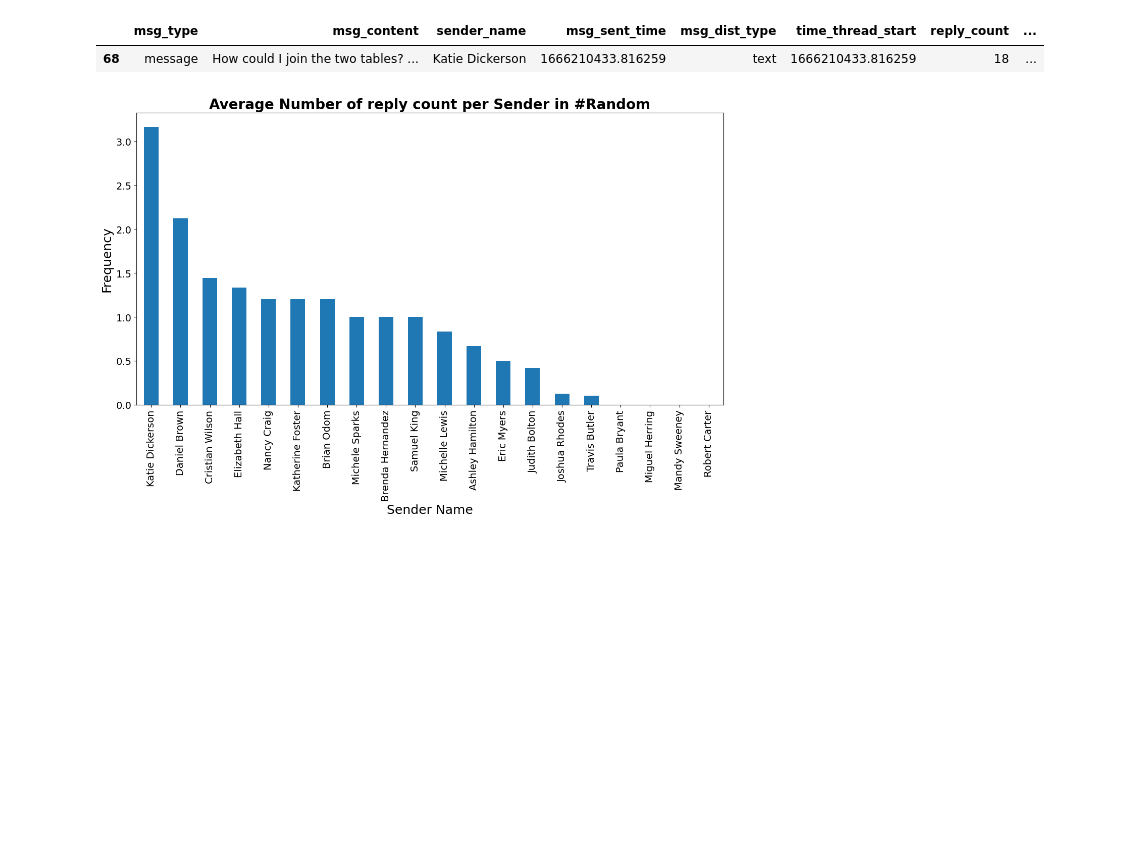
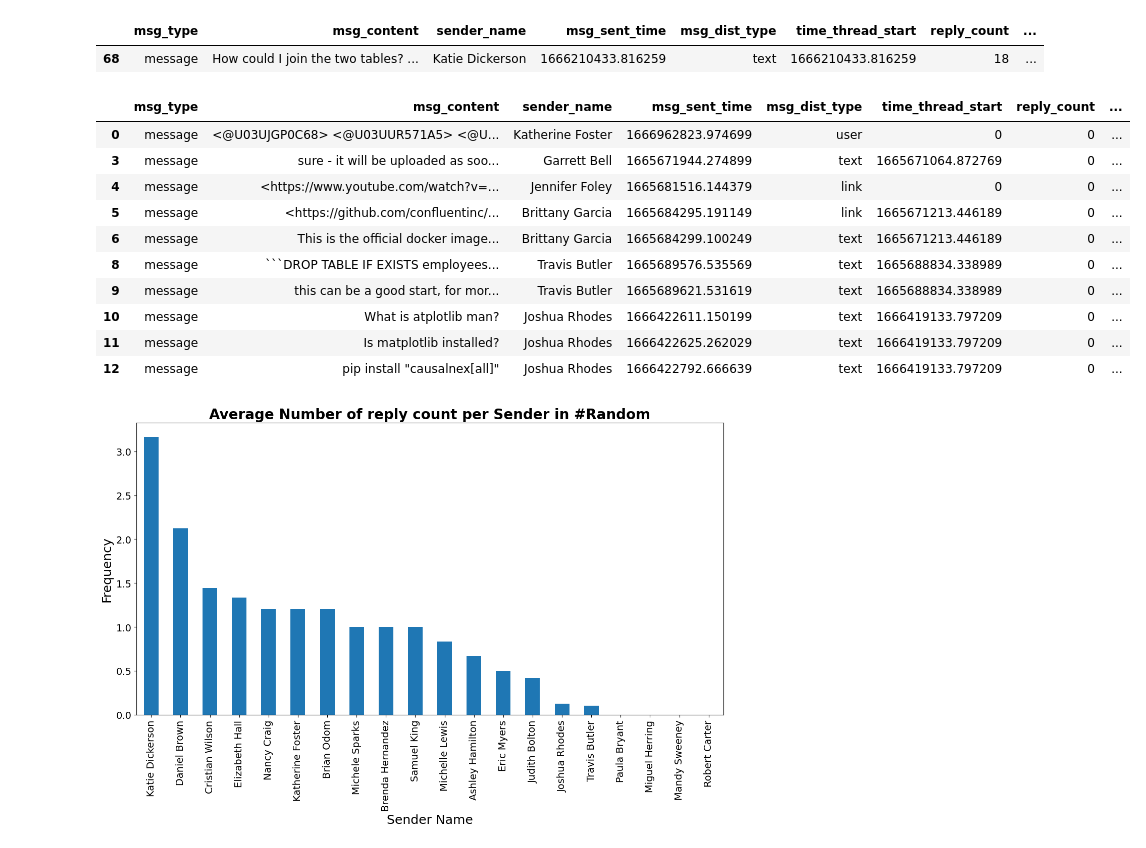
Before and after one commit to mickiyas123/10xac-week0_starter_network_analysis, a Jupyter notebook: notebooks/parse_slack_data.ipynb, the cells around one changed output. Cells and saved outputs as stored; diff of their text form; code cells hidden in the pictures; blank space fills up the shorter version.

Commit message:
feat: fetch 10 users based on reply count

````diff
--- a/notebooks/parse_slack_data.ipynb
+++ b/notebooks/parse_slack_data.ipynb
@@ -53,6 +53,22 @@ message_with_user[message_with_user["reply_count"] == message_with_user["reply_c
 # %% [output]
 |  | msg_type | msg_content | sender_name | msg_sent_time | msg_dist_type | time_thread_start | reply_count | ... |
 | 68 | message | How could I join the two tables? ... | Katie Dickerson | 1666210433.816259 | text | 1666210433.816259 | 18 | ... |
+# %%
+# Bottom 10 users by reply count
+bottom_10_users_by_reply = message_with_user.nsmallest(10, 'reply_count')
+bottom_10_users_by_reply
+# %% [output]
+|  | msg_type | msg_content | sender_name | msg_sent_time | msg_dist_type | time_thread_start | reply_count | ... |
+| 0 | message | <@U03UJGP0C68> <@U03UUR571A5> <@U... | Katherine Foster | 1666962823.974699 | user | 0 | 0 | ... |
+| 3 | message | sure - it will be uploaded as soo... | Garrett Bell | 1665671944.274899 | text | 1665671064.872769 | 0 | ... |
+| 4 | message | <https://www.youtube.com/watch?v=... | Jennifer Foley | 1665681516.144379 | link | 0 | 0 | ... |
+| 5 | message | <https://github.com/confluentinc/... | Brittany Garcia | 1665684295.191149 | link | 1665671213.446189 | 0 | ... |
+| 6 | message | This is the official docker image... | Brittany Garcia | 1665684299.100249 | text | 1665671213.446189 | 0 | ... |
+| 8 | message | ```DROP TABLE IF EXISTS employees... | Travis Butler | 1665689576.535569 | text | 1665688834.338989 | 0 | ... |
+| 9 | message | this can be a good start, for mor... | Travis Butler | 1665689621.531619 | text | 1665688834.338989 | 0 | ... |
+| 10 | message | What is atplotlib man? | Joshua Rhodes | 1666422611.150199 | text | 1666419133.797209 | 0 | ... |
+| 11 | message | Is matplotlib installed? | Joshua Rhodes | 1666422625.262029 | text | 1666419133.797209 | 0 | ... |
+| 12 | message | pip install "causalnex[all]" | Joshua Rhodes | 1666422792.666639 | text | 1666419133.797209 | 0 | ... |
 # %%
 # Visualizing reply counts per user per channel
 draw_avg_reply_count(message_with_user)
````
